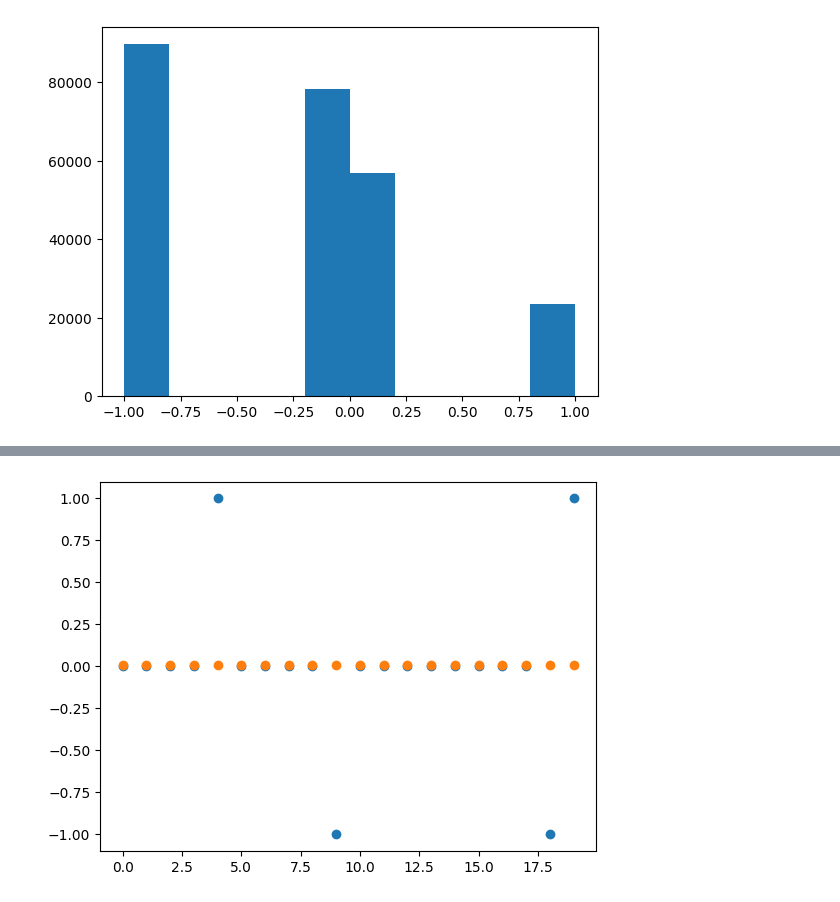
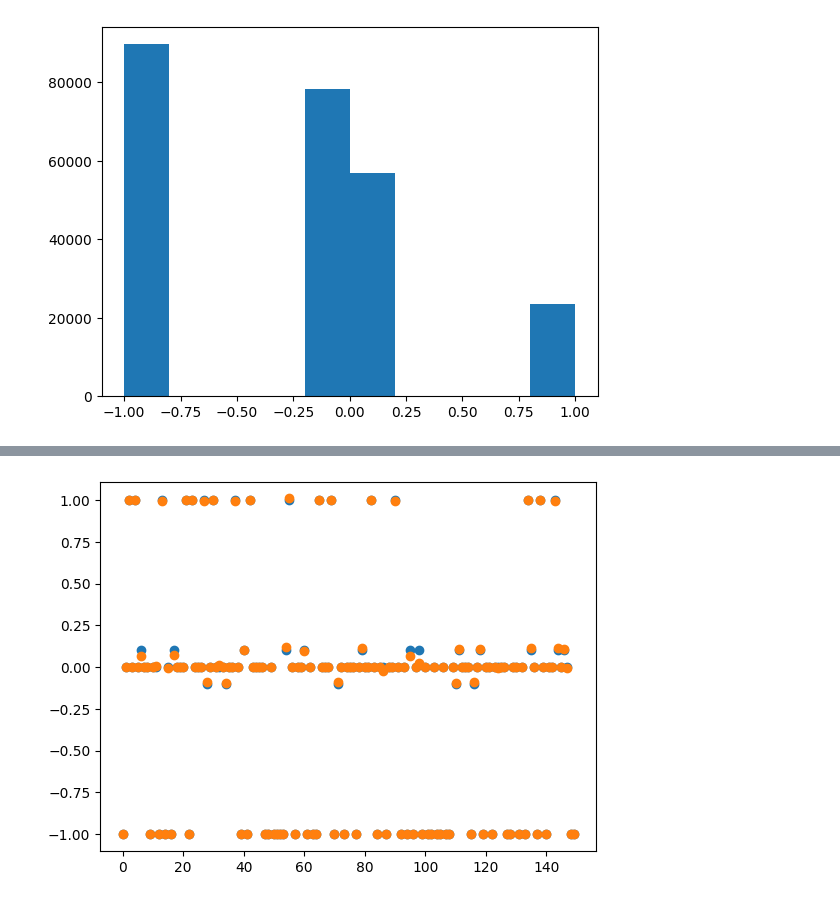
Before and after one commit to juan-kaplan/gomoku-v2, a Jupyter notebook: training.ipynb, the cells around one changed output, grey strips where cells are left out. Saved outputs shown, nothing was run; the diff lists cells and outputs as text; code cells hidden in the pictures.

```diff
--- a/training.ipynb
+++ b/training.ipynb
@@ -211,10 +190,11 @@ Test Loss: [0.12452945858240128, 0.13093125820159912]
 # %%
-index = range(20)
-plt.scatter(index, y_test[40:60])
-plt.scatter(index, preds[40:60])
+n = 150
+index = range(n)
+plt.scatter(index, y_test[:n])
+plt.scatter(index, preds[:n])
 plt.show()
 # %% [output]
-[figure, old version]
+[figure, new version]
 # %%
 preds
 # %% [output]
```
Also changed, not shown: parts of 8 cells of this notebook, 1 other file.
